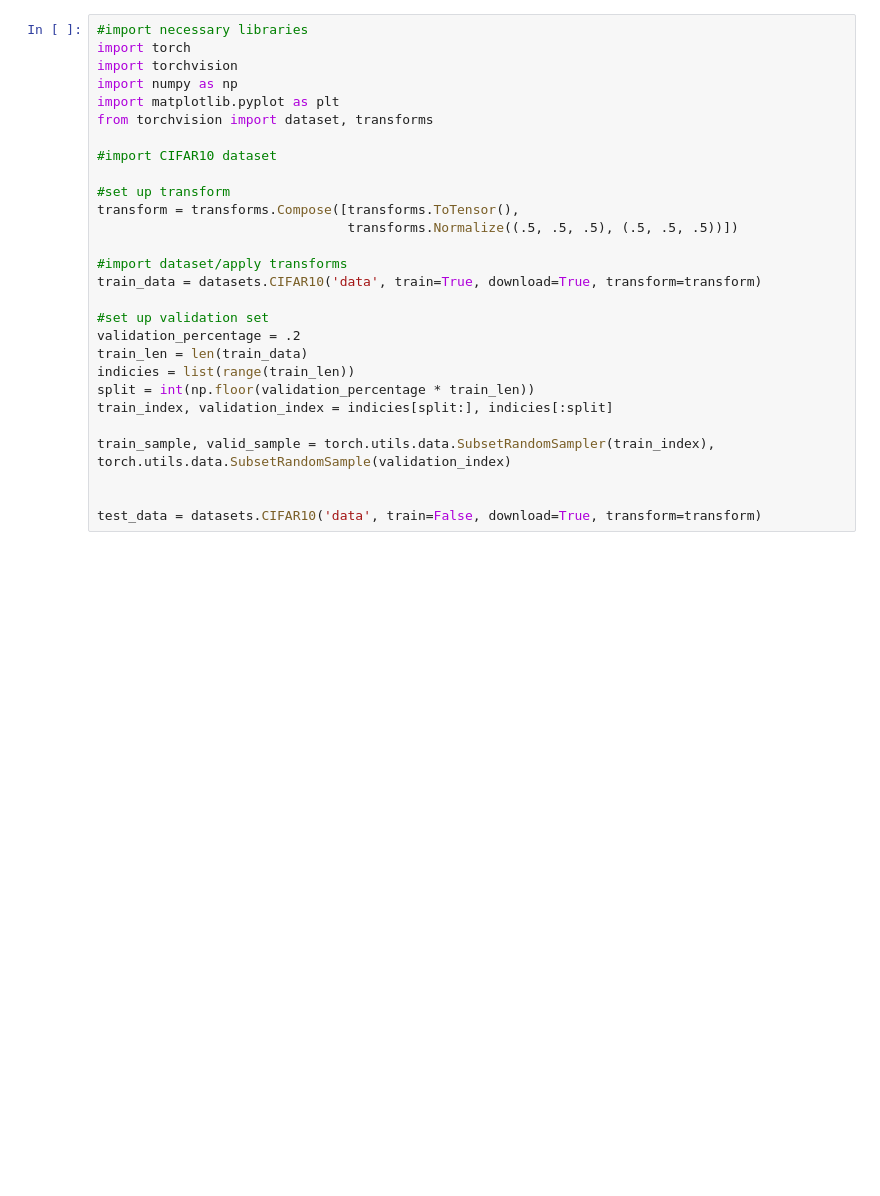
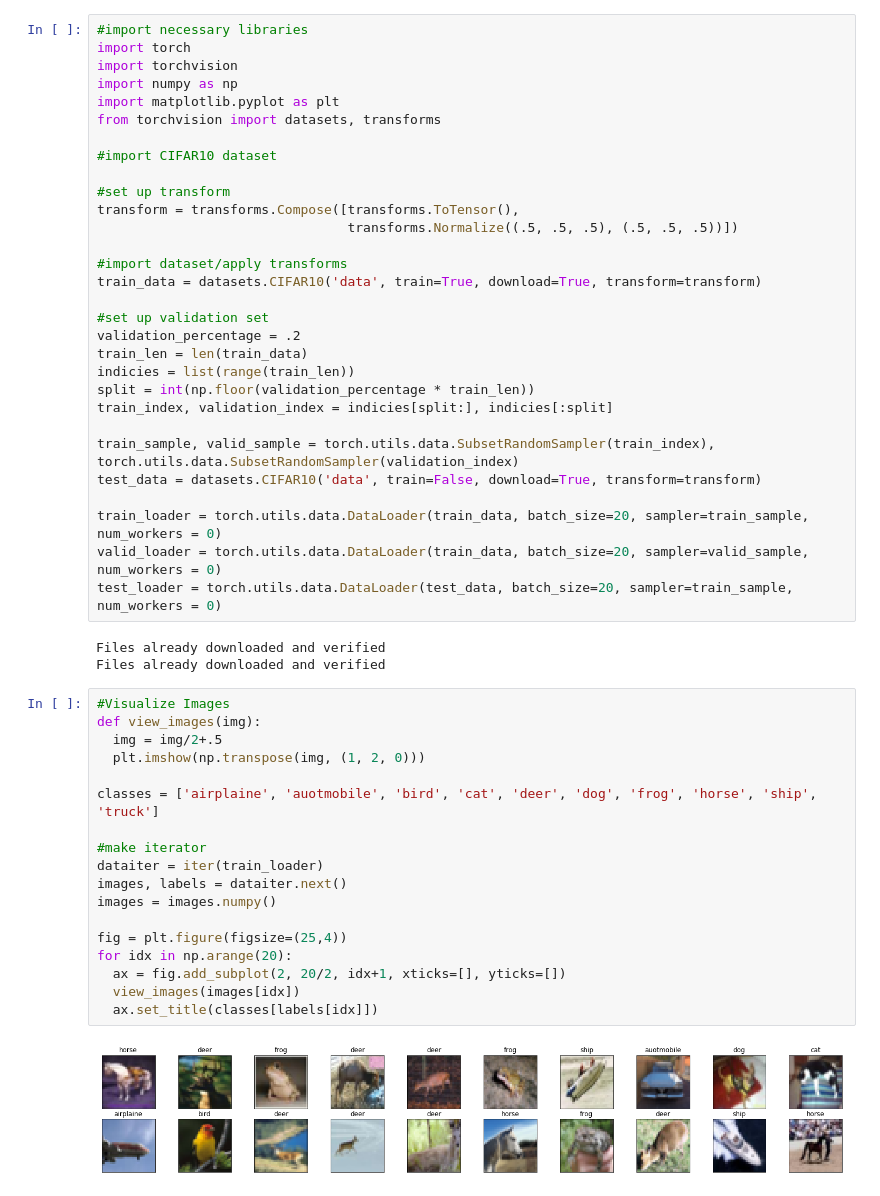
Before and after one commit to HDWilliams/CIFAR10-Classifier, a Jupyter notebook: Cifar10_Classifier.ipynb, the cells around one changed output. Drawn from its saved outputs; the diff is of its cells as text; blank space fills up the shorter version.

Commit message:
Added in data visualization and basic cnn architecture

```diff
--- a/Cifar10_Classifier.ipynb
+++ b/Cifar10_Classifier.ipynb
@@ -6,7 +6,7 @@ import torch
 import torchvision
 import numpy as np
 import matplotlib.pyplot as plt
-from torchvision import dataset, transforms
+from torchvision import datasets, transforms
 
 #import CIFAR10 dataset
 
@@ -24,7 +24,32 @@ indicies = list(range(train_len))
 split = int(np.floor(validation_percentage * train_len))
 train_index, validation_index = indicies[split:], indicies[:split]
 
-train_sample, valid_sample = torch.utils.data.SubsetRandomSampler(train_index), torch.utils.data.SubsetRandomSample(validation_index)
+train_sample, valid_sample = torch.utils.data.SubsetRandomSampler(train_index), torch.utils.data.SubsetRandomSampler(validation_index)
+test_data = datasets.CIFAR10('data', train=False, download=True, transform=transform)
 
-
-test_data = datasets.CIFAR10('data', train=False, download=True, transform=transform)
+train_loader = torch.utils.data.DataLoader(train_data, batch_size=20, sampler=train_sample, num_workers = 0)
+valid_loader = torch.utils.data.DataLoader(train_data, batch_size=20, sampler=valid_sample, num_workers = 0)
+test_loader = torch.utils.data.DataLoader(test_data, batch_size=20, sampler=train_sample, num_workers = 0)
+# %% [output]
+Files already downloaded and verified
+Files already downloaded and verified
+# %%
+#Visualize Images
+def view_images(img):
+  img = img/2+.5
+  plt.imshow(np.transpose(img, (1, 2, 0)))
+
+classes = ['airplaine', 'auotmobile', 'bird', 'cat', 'deer', 'dog', 'frog', 'horse', 'ship', 'truck']
+
+#make iterator
+dataiter = iter(train_loader)
+images, labels = dataiter.next()
+images = images.numpy()
+
+fig = plt.figure(figsize=(25,4))
+for idx in np.arange(20):
+  ax = fig.add_subplot(2, 20/2, idx+1, xticks=[], yticks=[])
+  view_images(images[idx])
+  ax.set_title(classes[labels[idx]])
+# %% [output]
+[figure, added]
```
Also changed, not shown: parts of 2 cells of this notebook.
